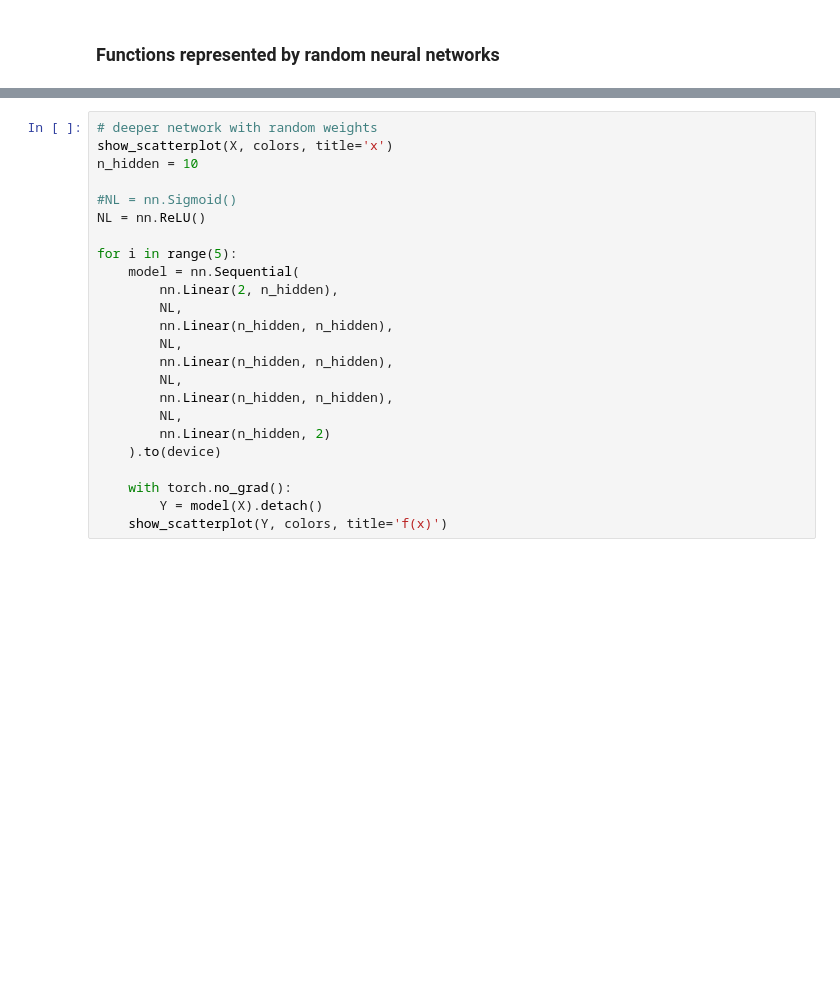
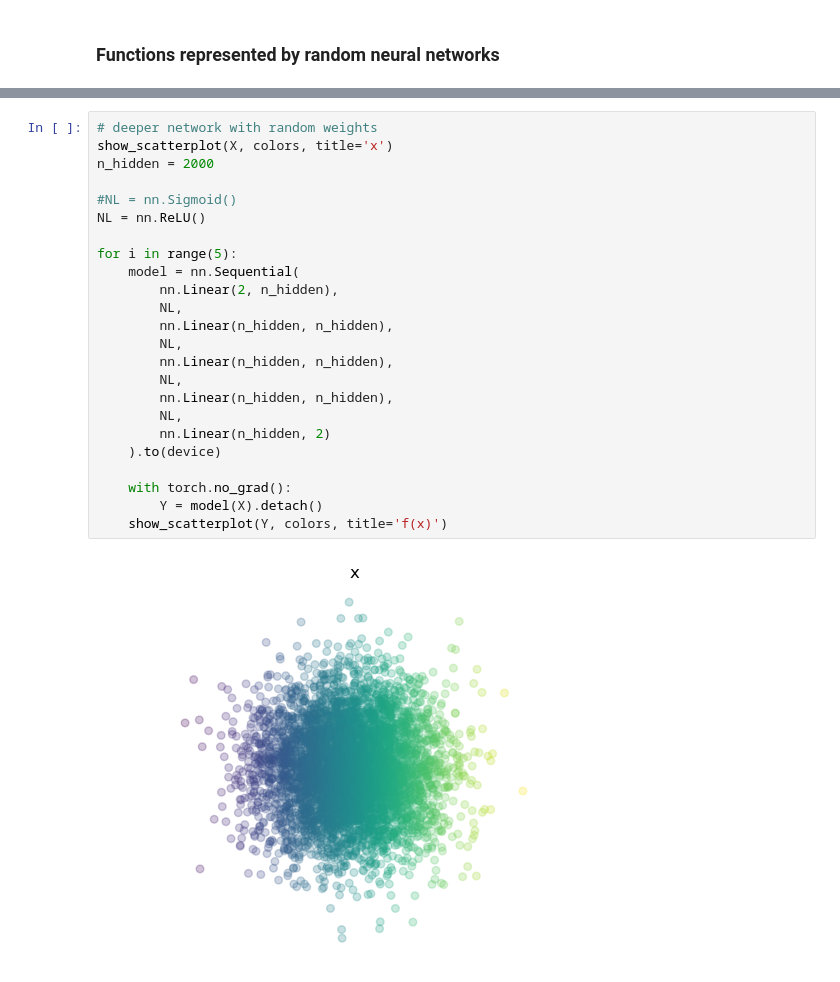
Before and after one commit to glouppe/info8010-deep-learning, a Jupyter notebook: code/lec2-space-stretching.ipynb, the cells around one changed output, grey strips where cells are left out. Cells and saved outputs as stored; diff of their text form; blank space fills up the shorter version.

```diff
--- a/code/lec2-space-stretching.ipynb
+++ b/code/lec2-space-stretching.ipynb
@@ -144,24 +179,26 @@ for i in range(5):
 # %%
 # deeper network with random weights
 show_scatterplot(X, colors, title='x')
-n_hidden = 10
+n_hidden = 2000
 
 #NL = nn.Sigmoid()
 NL = nn.ReLU()
 
 for i in range(5):
     model = nn.Sequential(
         nn.Linear(2, n_hidden),
         NL,
         nn.Linear(n_hidden, n_hidden),
         NL,
         nn.Linear(n_hidden, n_hidden),
         NL,
         nn.Linear(n_hidden, n_hidden),
         NL,
         nn.Linear(n_hidden, 2)
     ).to(device)
 
     with torch.no_grad():
         Y = model(X).detach()
     show_scatterplot(Y, colors, title='f(x)')
+# %% [output]
+[figure, added]
```
Also changed, not shown: parts of 8 cells of this notebook, 4 other files.
